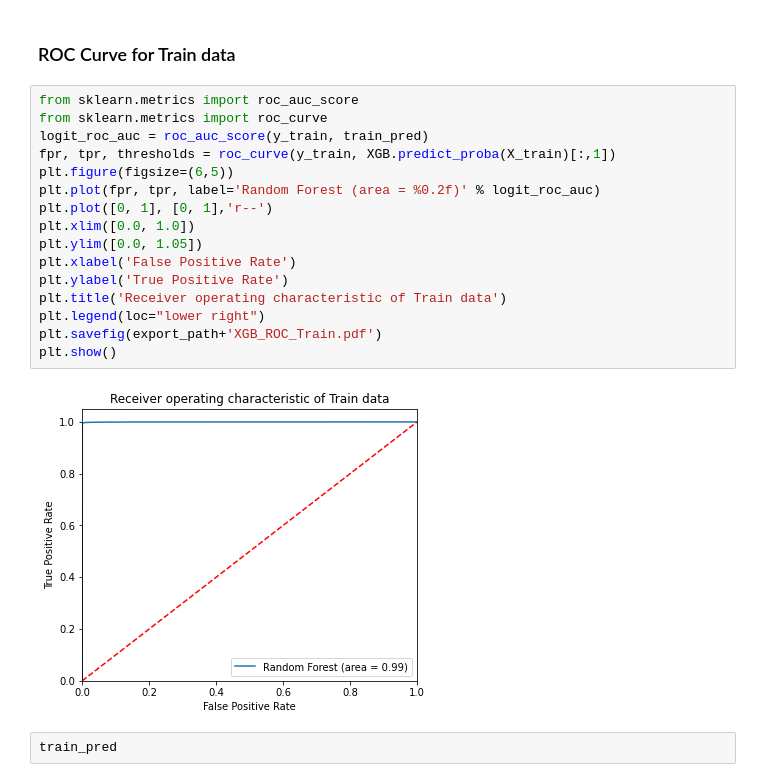
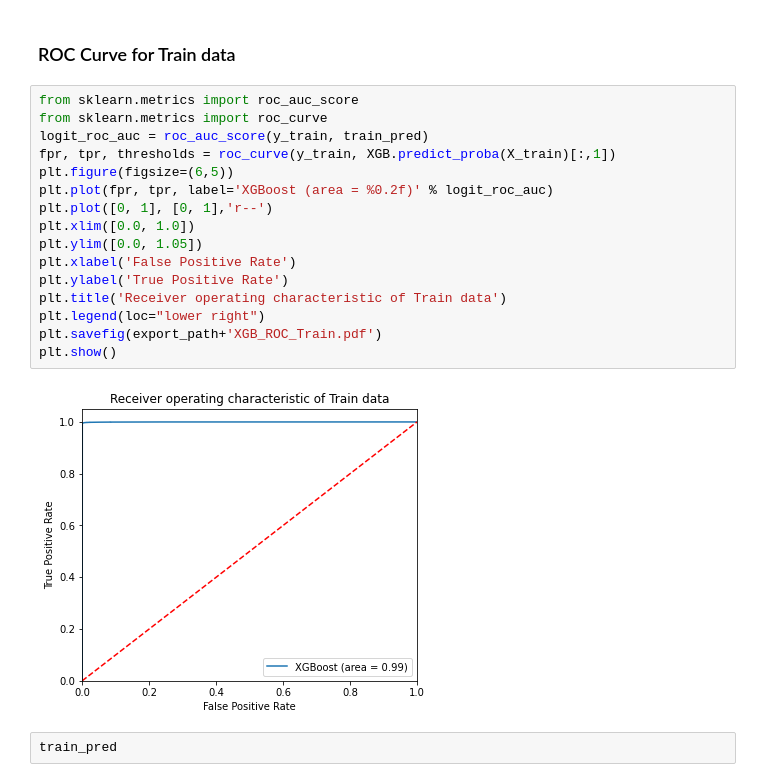
Before and after one commit to madhavan2907/Loan_Default_prediction, a Jupyter notebook: Model/Modelling.ipynb, the cells around one changed output. Saved outputs shown, nothing was run; the diff lists cells and outputs as text.

Commit message:
Typo corrected in ROC Graph

```diff
--- a/Model/Modelling.ipynb
+++ b/Model/Modelling.ipynb
@@ -261,21 +261,21 @@ weighted avg       1.00      1.00      1.00    626030
 # %%
 from sklearn.metrics import roc_auc_score
 from sklearn.metrics import roc_curve
 logit_roc_auc = roc_auc_score(y_train, train_pred)
 fpr, tpr, thresholds = roc_curve(y_train, XGB.predict_proba(X_train)[:,1])
 plt.figure(figsize=(6,5))
-plt.plot(fpr, tpr, label='Random Forest (area = %0.2f)' % logit_roc_auc)
+plt.plot(fpr, tpr, label='XGBoost (area = %0.2f)' % logit_roc_auc)
 plt.plot([0, 1], [0, 1],'r--')
 plt.xlim([0.0, 1.0])
 plt.ylim([0.0, 1.05])
 plt.xlabel('False Positive Rate')
 plt.ylabel('True Positive Rate')
 plt.title('Receiver operating characteristic of Train data')
 plt.legend(loc="lower right")
 plt.savefig(export_path+'XGB_ROC_Train.pdf')
 plt.show()
 # %% [output]
-[figure, old version]
+[figure, new version]
 # %%
 train_pred
 # %% [output]
```
Also changed, not shown: parts of 3 cells of this notebook.
